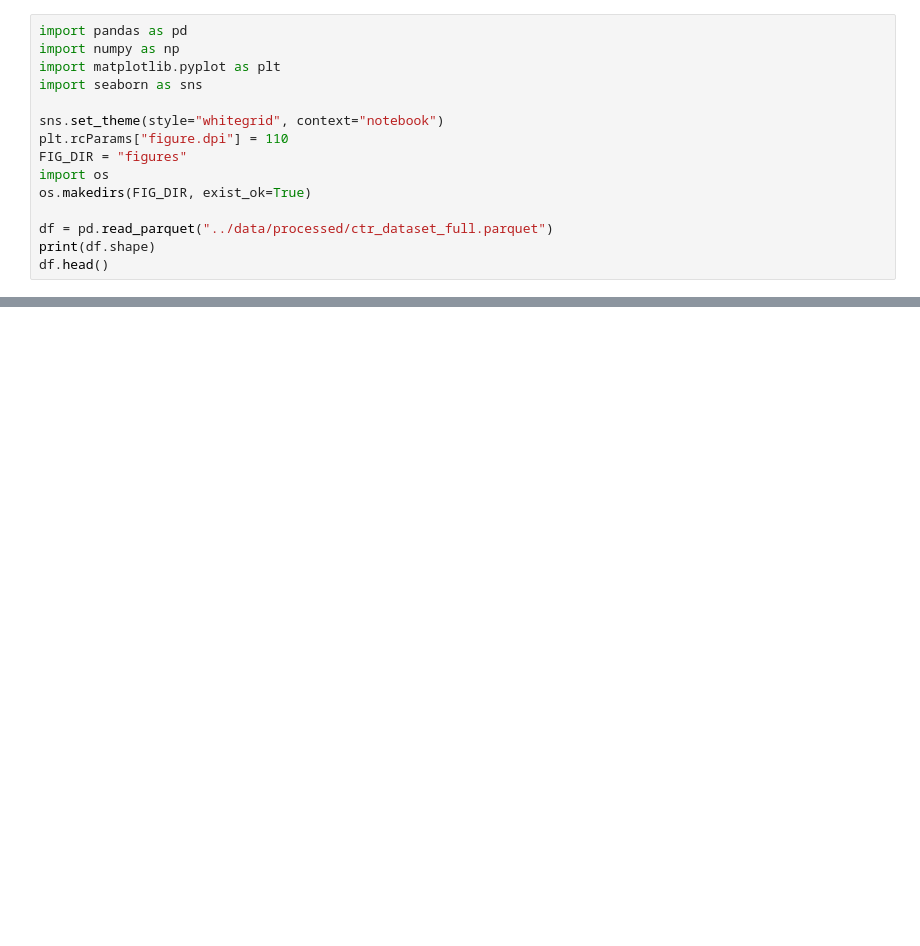
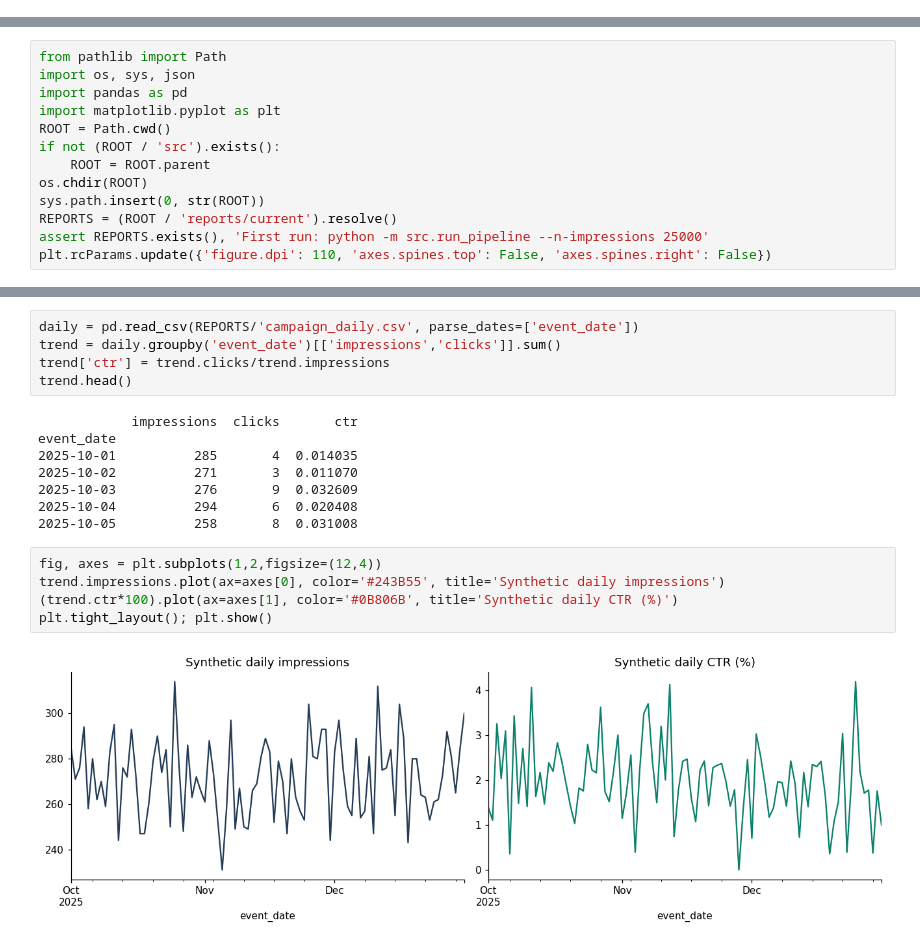
Before and after one commit to Lifewitdata/Programmatic-Advertising-CTR-Prediction-Pipeline, a Jupyter notebook: notebooks/eda.ipynb, the cells around one changed output, grey strips where cells are left out. Saved outputs shown, nothing was run; the diff lists cells and outputs as text; blank space fills up the shorter version.

```diff
--- a/notebooks/eda.ipynb
+++ b/notebooks/eda.ipynb
@@ -9,15 +0,0 @@ phases should exploit.
-# %%
-import pandas as pd
-import numpy as np
-import matplotlib.pyplot as plt
-import seaborn as sns
-
-sns.set_theme(style="whitegrid", context="notebook")
-plt.rcParams["figure.dpi"] = 110
-FIG_DIR = "figures"
-import os
-os.makedirs(FIG_DIR, exist_ok=True)
-
-df = pd.read_parquet("../data/processed/ctr_dataset_full.parquet")
-print(df.shape)
-df.head()
@@ -386,0 +5,13 @@ though this dataset doesn't exercise it.
+# %%
+from pathlib import Path
+import os, sys, json
+import pandas as pd
+import matplotlib.pyplot as plt
+ROOT = Path.cwd()
+if not (ROOT / 'src').exists():
+    ROOT = ROOT.parent
+os.chdir(ROOT)
+sys.path.insert(0, str(ROOT))
+REPORTS = (ROOT / 'reports/current').resolve()
+assert REPORTS.exists(), 'First run: python -m src.run_pipeline --n-impressions 25000'
+plt.rcParams.update({'figure.dpi': 110, 'axes.spines.top': False, 'axes.spines.right': False})
@@ -386,0 +37,20 @@ though this dataset doesn't exercise it.
+# %%
+daily = pd.read_csv(REPORTS/'campaign_daily.csv', parse_dates=['event_date'])
+trend = daily.groupby('event_date')[['impressions','clicks']].sum()
+trend['ctr'] = trend.clicks/trend.impressions
+trend.head()
+# %% [output]
+            impressions  clicks       ctr
+event_date
+2025-10-01          285       4  0.014035
+2025-10-02          271       3  0.011070
+2025-10-03          276       9  0.032609
+2025-10-04          294       6  0.020408
+2025-10-05          258       8  0.031008
+# %%
+fig, axes = plt.subplots(1,2,figsize=(12,4))
+trend.impressions.plot(ax=axes[0], color='#243B55', title='Synthetic daily impressions')
+(trend.ctr*100).plot(ax=axes[1], color='#0B806B', title='Synthetic daily CTR (%)')
+plt.tight_layout(); plt.show()
+# %% [output]
+[figure, added]
```
Also changed, not shown: parts of 43 cells of this notebook, 58 other files.
